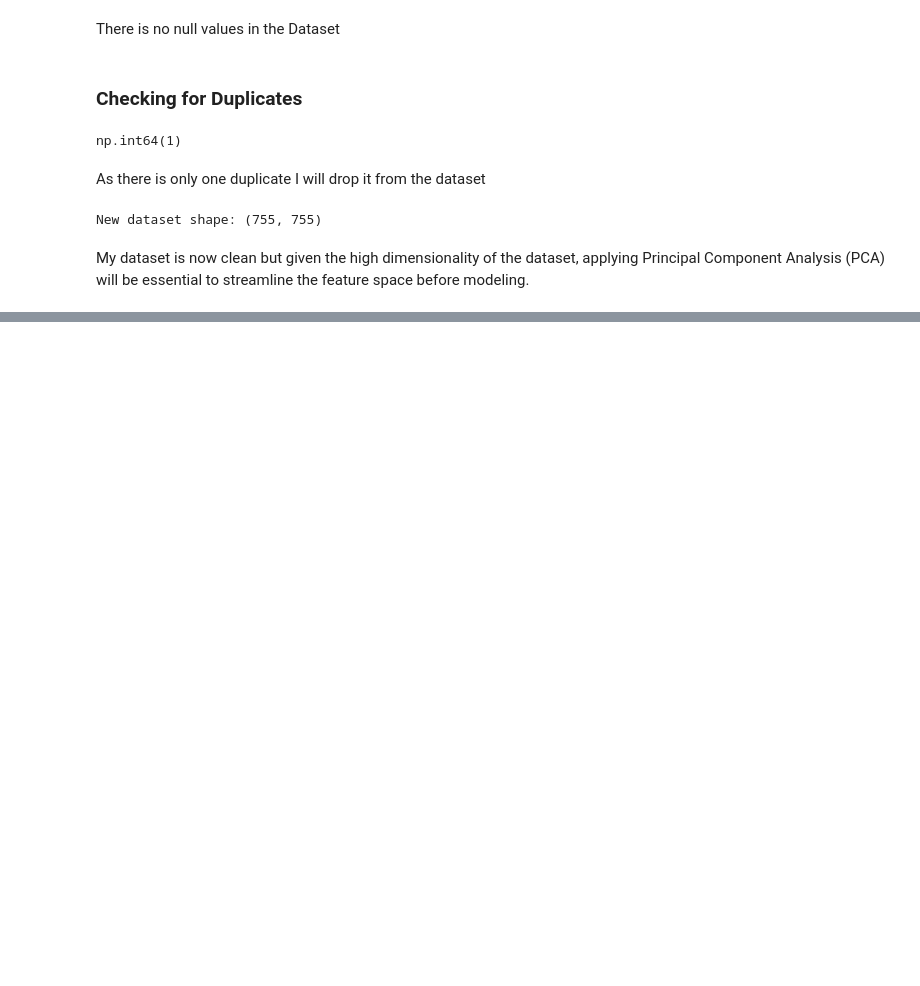
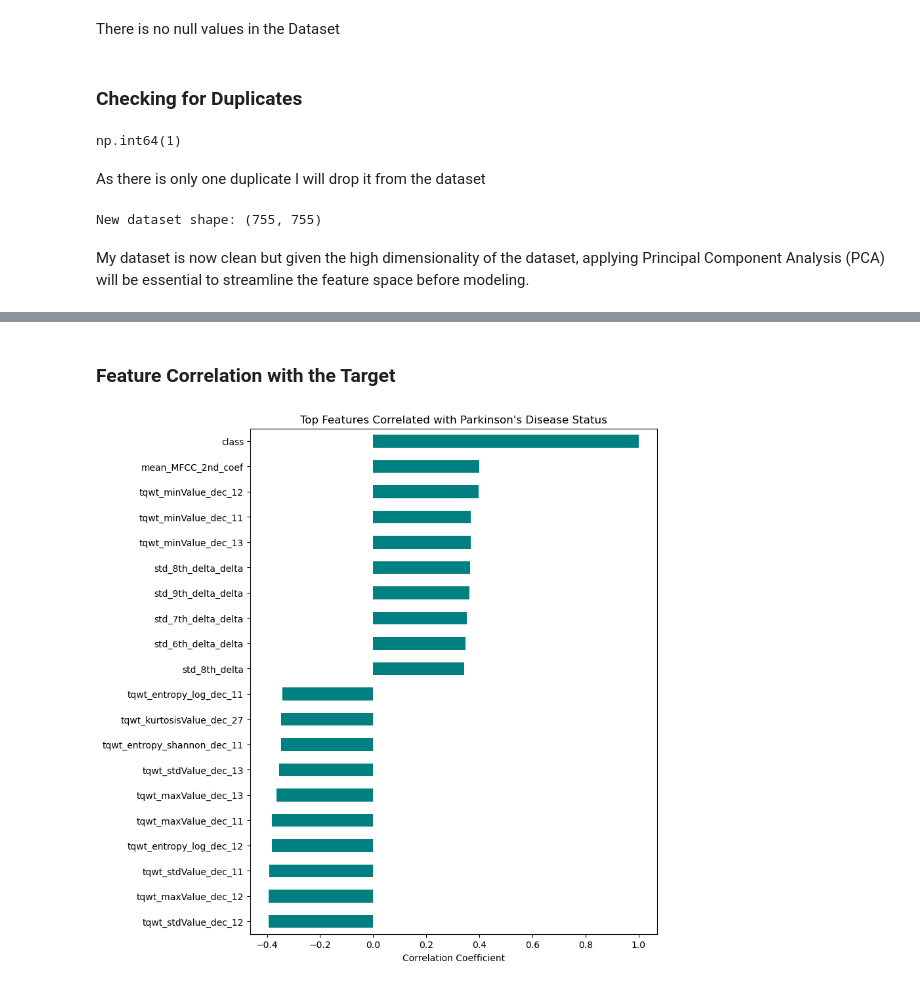
Before and after one commit to sba25055-maker/CA1-Machine-Learning, a Jupyter notebook: CA1MachineLearning.ipynb, the cells around one changed output, grey strips where cells are left out. Drawn from its saved outputs; the diff is of its cells as text; code cells hidden in the pictures; blank space fills up the shorter version.

```diff
--- a/CA1MachineLearning.ipynb
+++ b/CA1MachineLearning.ipynb
@@ -118,0 +170,13 @@ My dataset is now clean but given the high dimensionality of the dataset, applyi
+# %% [markdown]
+### Feature Correlation with the Target
+# %%
+plt.figure(figsize=(8, 10))
+correlations = df.drop(['id', 'gender'], axis=1).corr()['class'].sort_values()
+top_corr = pd.concat([correlations.head(10), correlations.tail(10)])
+
+top_corr.plot(kind='barh', color='teal')
+plt.title('Top Features Correlated with Parkinson\'s Disease Status')
+plt.xlabel('Correlation Coefficient')
+plt.show()
+# %% [output]
+[figure, added]
```
Also changed, not shown: parts of 14 cells of this notebook.
